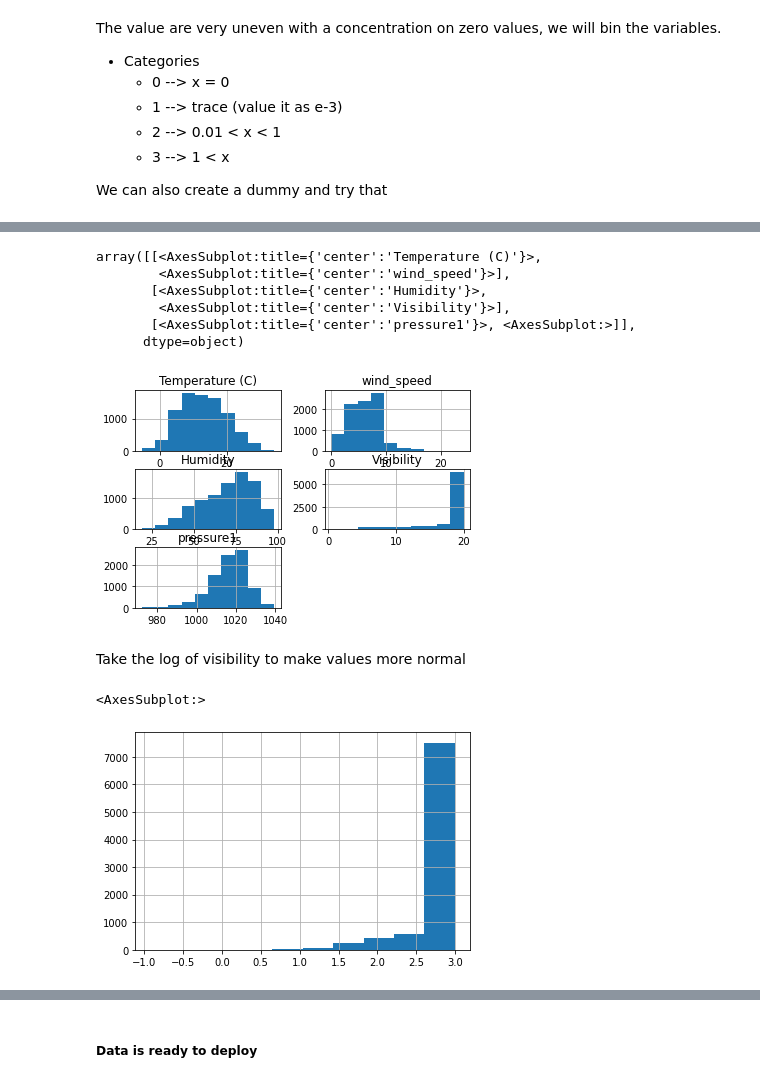
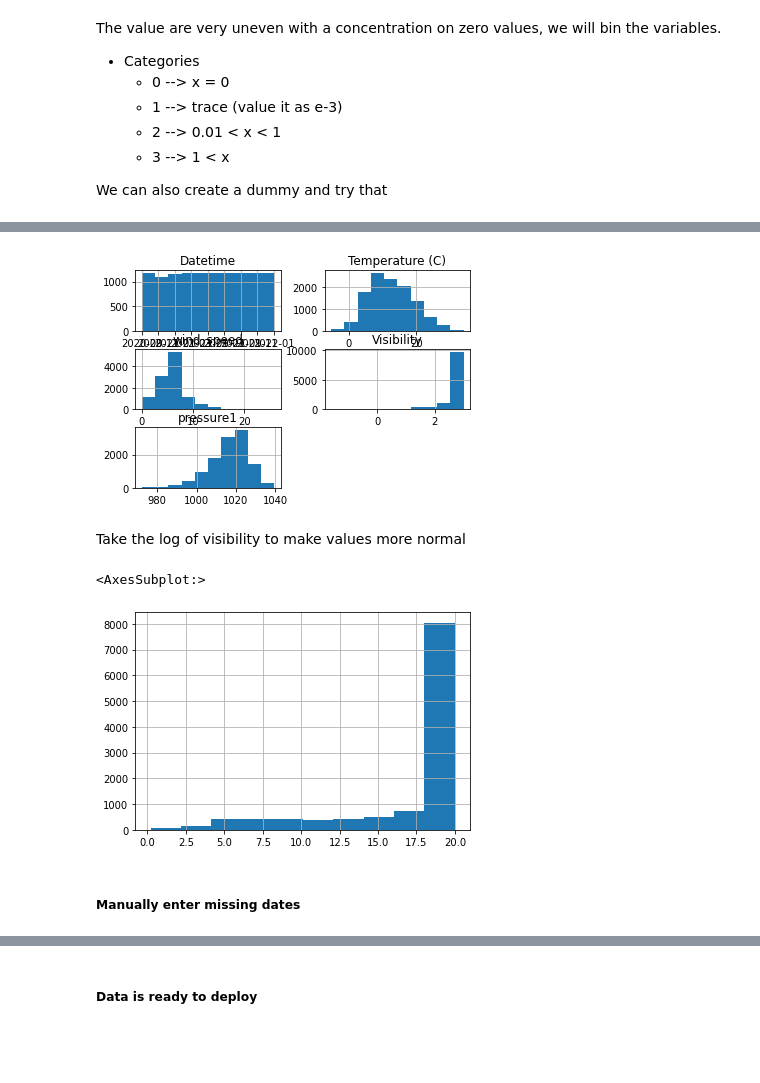
Before and after one commit to Rehann2/bike_counts_Kaan_Rehan, a Jupyter notebook: bike_counters_starting_kit.ipynb, the cells around one changed output, grey strips where cells are left out. Saved outputs shown, nothing was run; the diff lists cells and outputs as text; code cells hidden in the pictures; blank space fills up the shorter version.

Commit message:
Changes in main file and deleted unused external data, added submissions

```diff
--- a/bike_counters_starting_kit.ipynb
+++ b/bike_counters_starting_kit.ipynb
@@ -150,13 +162,12 @@ X_test, y_test = problem.get_test_data()
 # %%
 import datetime as dt
 train_dates = X_train.date.dt.date.unique()
-test_dates = X_test.date.dt.date.unique()
-dates = np.unique(np.append(train_dates, test_dates))
+dates = pd.date_range(train_dates[0], dt.datetime(2022, 1, 1), freq="D")
 df_weather = pd.DataFrame()
 sunshine_time = pd.Series(index=dates, dtype="object")
 missing_dates = []
 
-for date in dates:
+for date in dates.to_numpy():
 
     url = f'https://prevision-meteo.ch/climat/horaire/paris-montsouris/{date}'
     html = requests.get(url).content
@@ -178,6 +189,7 @@ for date in dates:
 
     df_weather = pd.concat([df_weather, df_hour], ignore_index=True)
 
+
 sunshine_time = pd.to_datetime(sunshine_time, format = "%H h %M min") - dt.datetime(1900,1,1)
 # %%
 #The following days are missing in the database
@@ -233,10 +245,10 @@ df_weather.head(10)
 - Préc.5 [mm] --> Amount of rain binned. Turn into int categorical. Bin it.
 - Cond. --> Some comments about the weather. Exists in very few columns and is in french. So we drop it
 # %%
-col_names = ["Datetime", "Temperature (C)", "wind_temp", "dew_point_temp", "wind_dir", "wind_speed",
+df_external = df_weather.copy()
+col_names = ["date", "Temperature (C)", "wind_temp", "dew_point_temp", "wind_dir", "wind_speed",
             "avg_wind_speed", "max_wind_speed", "Humidity", "Pressure", "Visibility", "Cloudiness",
             "Precipitation", "Comment"]
 df_weather.columns = col_names
-df_weather.set_index("Datetime", inplace=True)
 df_weather.head()
 # %% [output]
@@ -494,18 +499,16 @@ df_weather.head()
+# %%
+df_weather.drop(["Cloudiness", "Comment"], axis=1, inplace=True)
 # %%
-df_weather.hist()
+df_weather.hist();
 # %% [output]
-array([[<AxesSubplot:title={'center':'Temperature (C)'}>,
-        <AxesSubplot:title={'center':'wind_speed'}>],
-       [<AxesSubplot:title={'center':'Humidity'}>,
-        <AxesSubplot:title={'center':'Visibility'}>],
-       [<AxesSubplot:title={'center':'pressure1'}>, <AxesSubplot:>]],
-      dtype=object)
-[figure, old version]
+[figure, new version]
 # %% [markdown]
 Take the log of visibility to make values more normal
 # %%
-df_weather["Visibility"] = np.log(df_weather.Visibility)
-df_weather.Visibility.hist()
+#df_weather["Visibility"] = np.log(df_weather.Visibility)
+df_weather["Visibility"].hist()
 # %% [output]
 <AxesSubplot:>
-[figure, old version]
+[figure, new version]
+# %% [markdown]
+##### Manually enter missing dates
```
Also changed, not shown: parts of 60 cells of this notebook, 12 other files.
